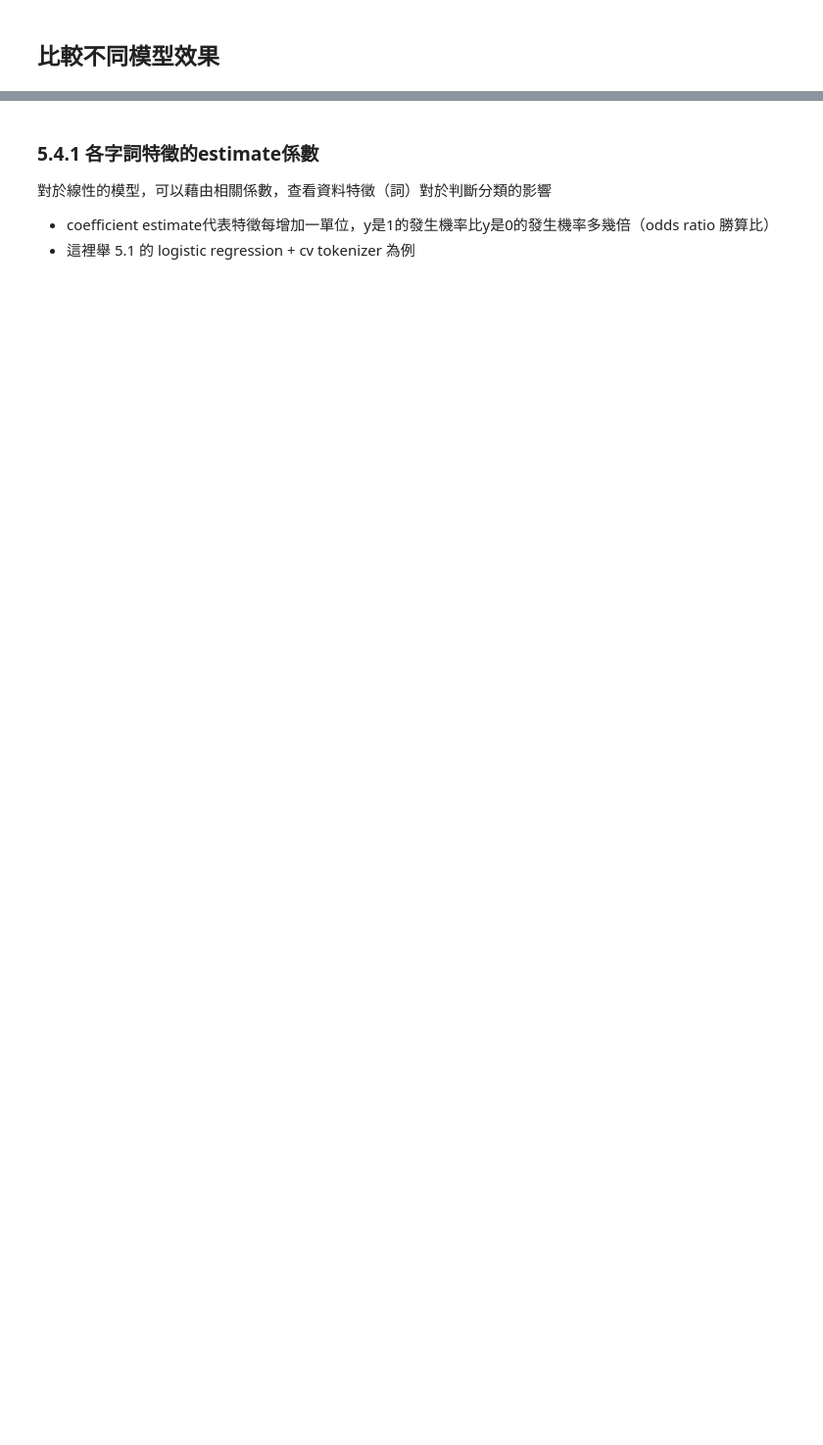
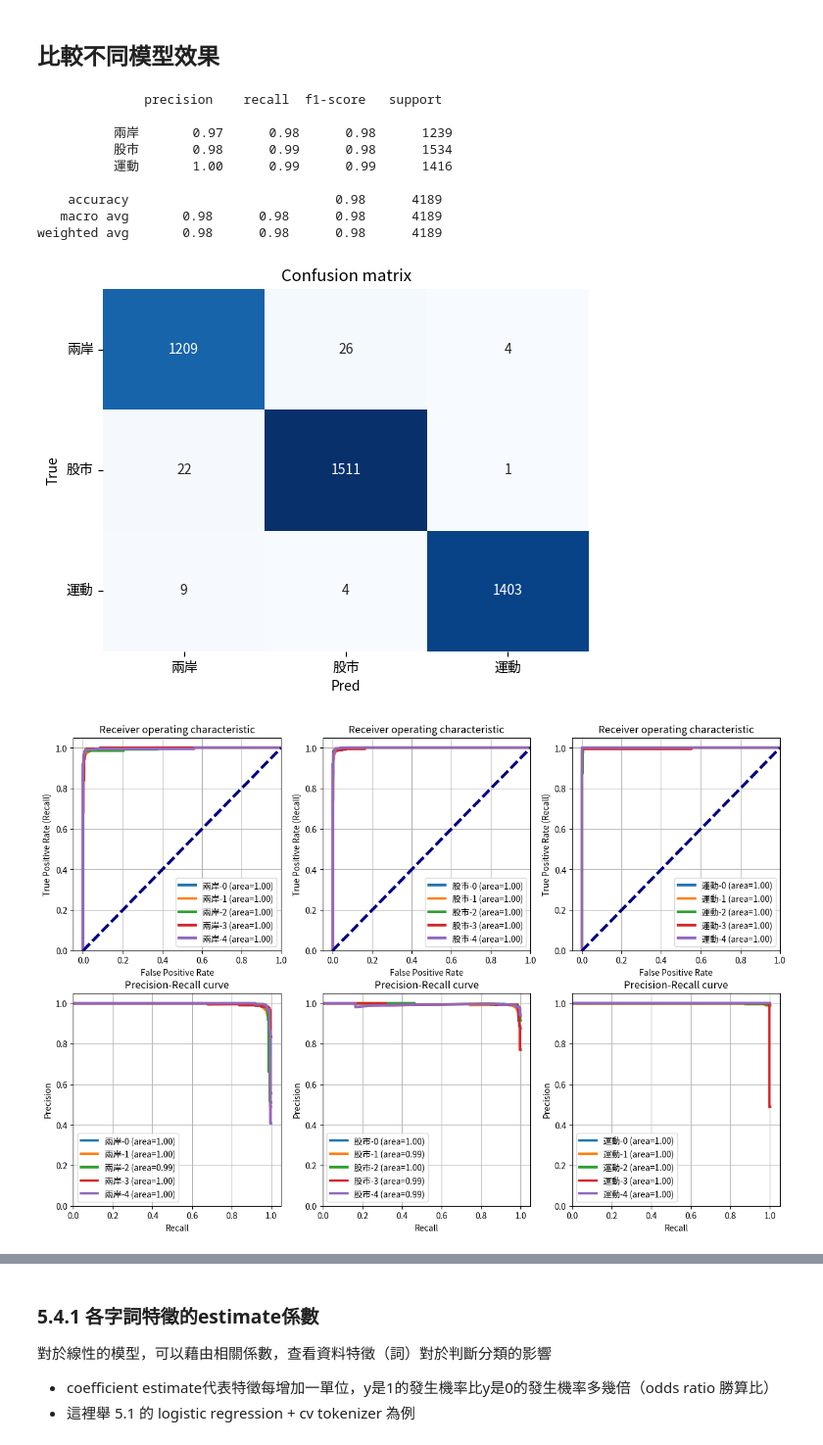
Before and after one commit to Text-Analytics-and-Retrieval/SMA_2023S, a Jupyter notebook: week11_classification/classification_zh_udn.ipynb, the cells around one changed output, grey strips where cells are left out. Shown at 98% size. Drawn from its saved outputs; the diff is of its cells as text; code cells hidden in the pictures; blank space fills up the shorter version.

```diff
--- a/week11_classification/classification_zh_udn.ipynb
+++ b/week11_classification/classification_zh_udn.ipynb
@@ -572,3 +698,19 @@ def train(vectorizer, clf, X_train, y_train, X_test, y_test):
+# %%
+vectorizer = CountVectorizer(max_features=1000)
+clf = LogisticRegression()
+result = train_cv(vectorizer, clf, X_train, y_train)
+# %% [output]
+              precision    recall  f1-score   support
+
+          兩岸       0.97      0.98      0.98      1239
+          股市       0.98      0.99      0.98      1534
+          運動       1.00      0.99      0.99      1416
+
+    accuracy                           0.98      4189
+   macro avg       0.98      0.98      0.98      4189
+weighted avg       0.98      0.98      0.98      4189
+[figure, added]
+[figure, added]
 # %%
 # 準備訓練資料
 X = data["words"]
```
Also changed, not shown: parts of 80 cells of this notebook, 1 other file.
